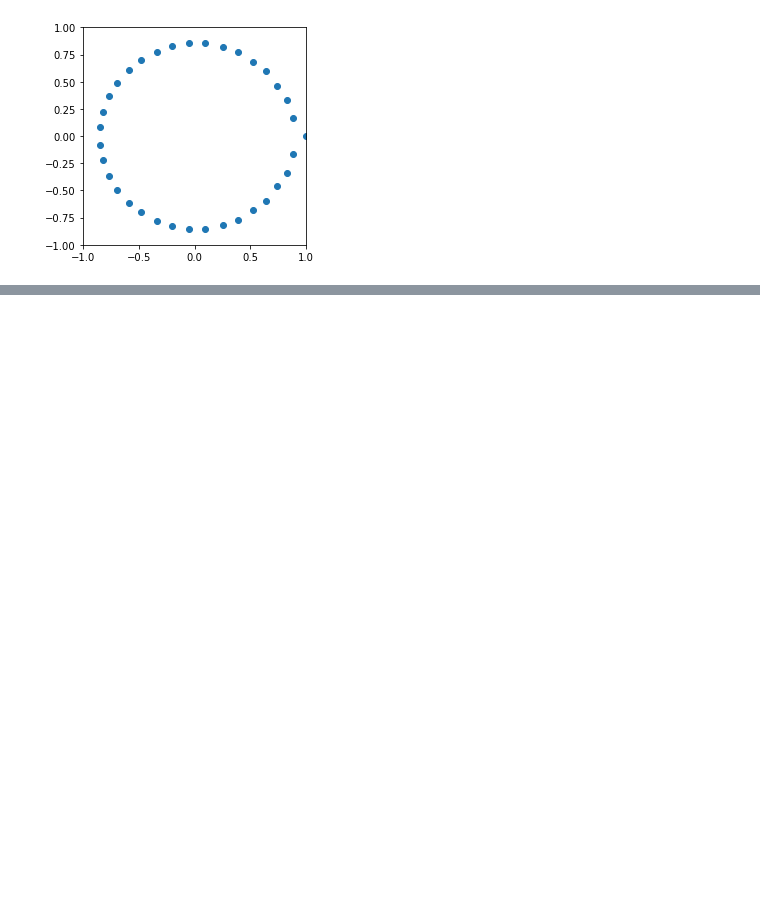
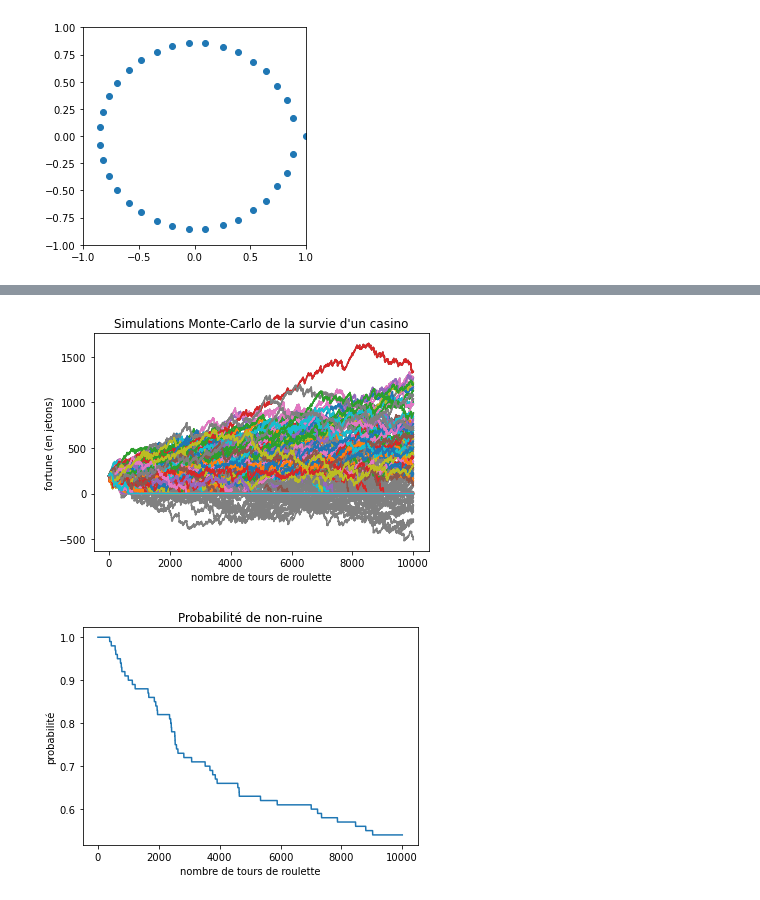
Before and after one commit to jeanHeibig/casinoRoulette, a Jupyter notebook: survie.ipynb, the cells around one changed output, grey strips where cells are left out. Cells and saved outputs as stored; diff of their text form; code cells hidden in the pictures; blank space fills up the shorter version.

```diff
--- a/survie.ipynb
+++ b/survie.ipynb
@@ -43,0 +68,5 @@ plt.show()
+# %%
+show_phi(k_half)
+# %% [output]
+[figure, added]
+[figure, added]
```
Also changed, not shown: parts of 6 cells of this notebook.
